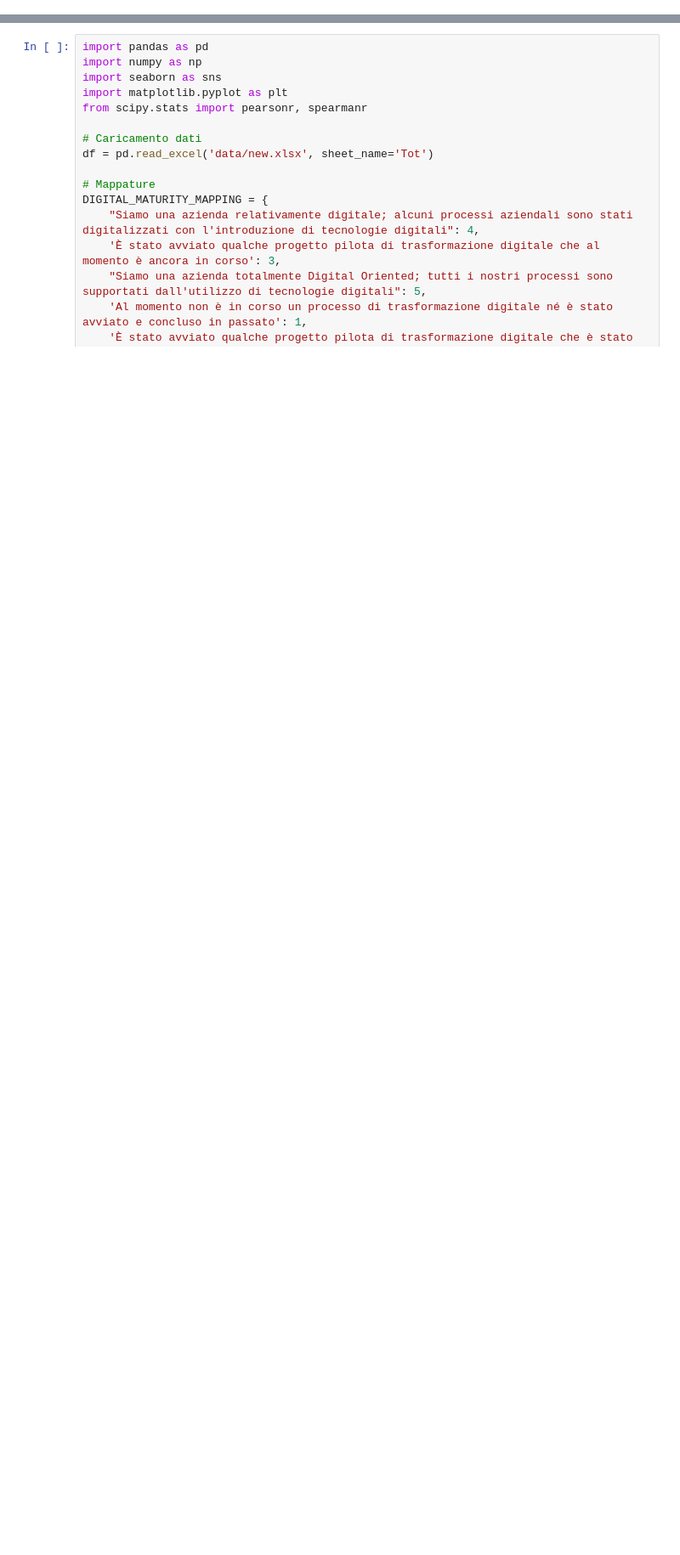
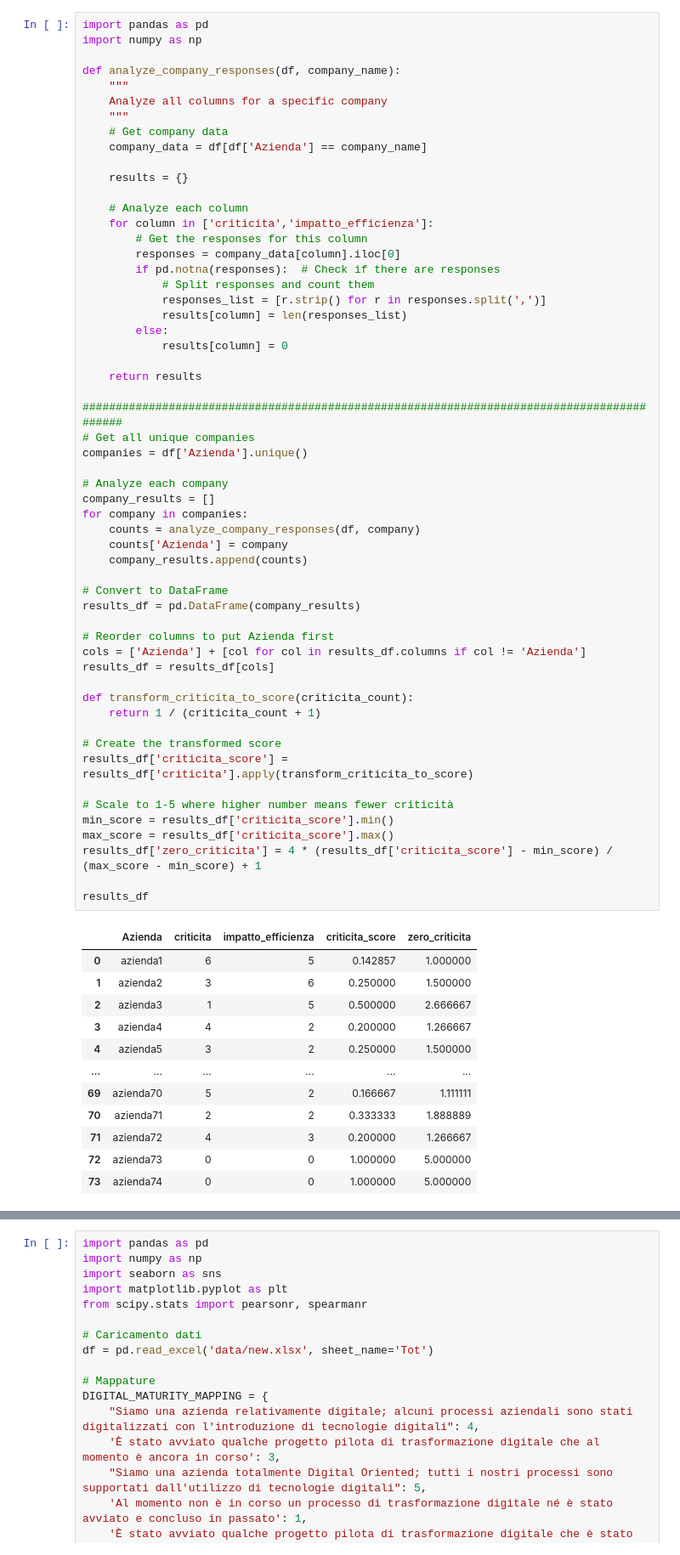
Before and after one commit to Frenz86/survey, a Jupyter notebook: test.ipynb, the cells around one changed output, grey strips where cells are left out. Shown at 85% size. Drawn from its saved outputs; the diff is of its cells as text; blank space fills up the shorter version.

```diff
--- a/test.ipynb
+++ b/test.ipynb
@@ -0,0 +39,69 @@
+# %%
+import pandas as pd
+import numpy as np
+
+def analyze_company_responses(df, company_name):
+    """
+    Analyze all columns for a specific company
+    """
+    # Get company data
+    company_data = df[df['Azienda'] == company_name]
+
+    results = {}
+
+    # Analyze each column
+    for column in ['criticita','impatto_efficienza']:
+        # Get the responses for this column
+        responses = company_data[column].iloc[0]
+        if pd.notna(responses):  # Check if there are responses
+            # Split responses and count them
+            responses_list = [r.strip() for r in responses.split(',')]
+            results[column] = len(responses_list)
+        else:
+            results[column] = 0
+
+    return results
+
+###########################################################################################
+# Get all unique companies
+companies = df['Azienda'].unique()
+
+# Analyze each company
+company_results = []
+for company in companies:
+    counts = analyze_company_responses(df, company)
+    counts['Azienda'] = company
+    company_results.append(counts)
+
+# Convert to DataFrame
+results_df = pd.DataFrame(company_results)
+
+# Reorder columns to put Azienda first
+cols = ['Azienda'] + [col for col in results_df.columns if col != 'Azienda']
+results_df = results_df[cols]
+
+def transform_criticita_to_score(criticita_count):
+    return 1 / (criticita_count + 1)
+
+# Create the transformed score
+results_df['criticita_score'] = results_df['criticita'].apply(transform_criticita_to_score)
+
+# Scale to 1-5 where higher number means fewer criticità
+min_score = results_df['criticita_score'].min()
+max_score = results_df['criticita_score'].max()
+results_df['zero_criticita'] = 4 * (results_df['criticita_score'] - min_score) / (max_score - min_score) + 1
+
+results_df
+# %% [output]
+|  | Azienda | criticita | impatto_efficienza | criticita_score | zero_criticita |
+| 0 | azienda1 | 6 | 5 | 0.142857 | 1.000000 |
+| 1 | azienda2 | 3 | 6 | 0.250000 | 1.500000 |
+| 2 | azienda3 | 1 | 5 | 0.500000 | 2.666667 |
+| 3 | azienda4 | 4 | 2 | 0.200000 | 1.266667 |
+| 4 | azienda5 | 3 | 2 | 0.250000 | 1.500000 |
+| ... | ... | ... | ... | ... | ... |
+| 69 | azienda70 | 5 | 2 | 0.166667 | 1.111111 |
+| 70 | azienda71 | 2 | 2 | 0.333333 | 1.888889 |
+| 71 | azienda72 | 4 | 3 | 0.200000 | 1.266667 |
+| 72 | azienda73 | 0 | 0 | 1.000000 | 5.000000 |
+| 73 | azienda74 | 0 | 0 | 1.000000 | 5.000000 |
```
Also changed, not shown: parts of 6 cells of this notebook, 11 other files.
